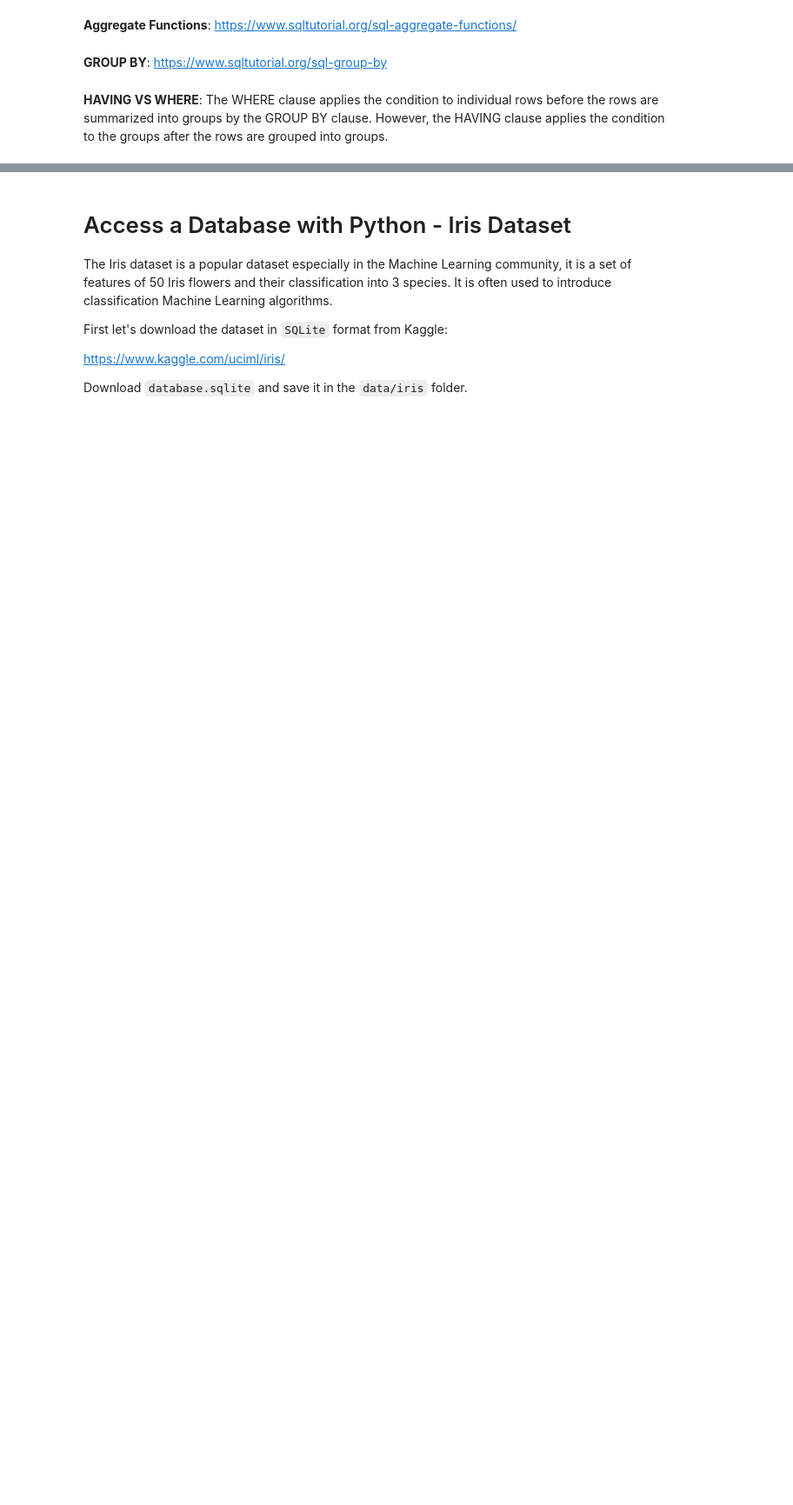
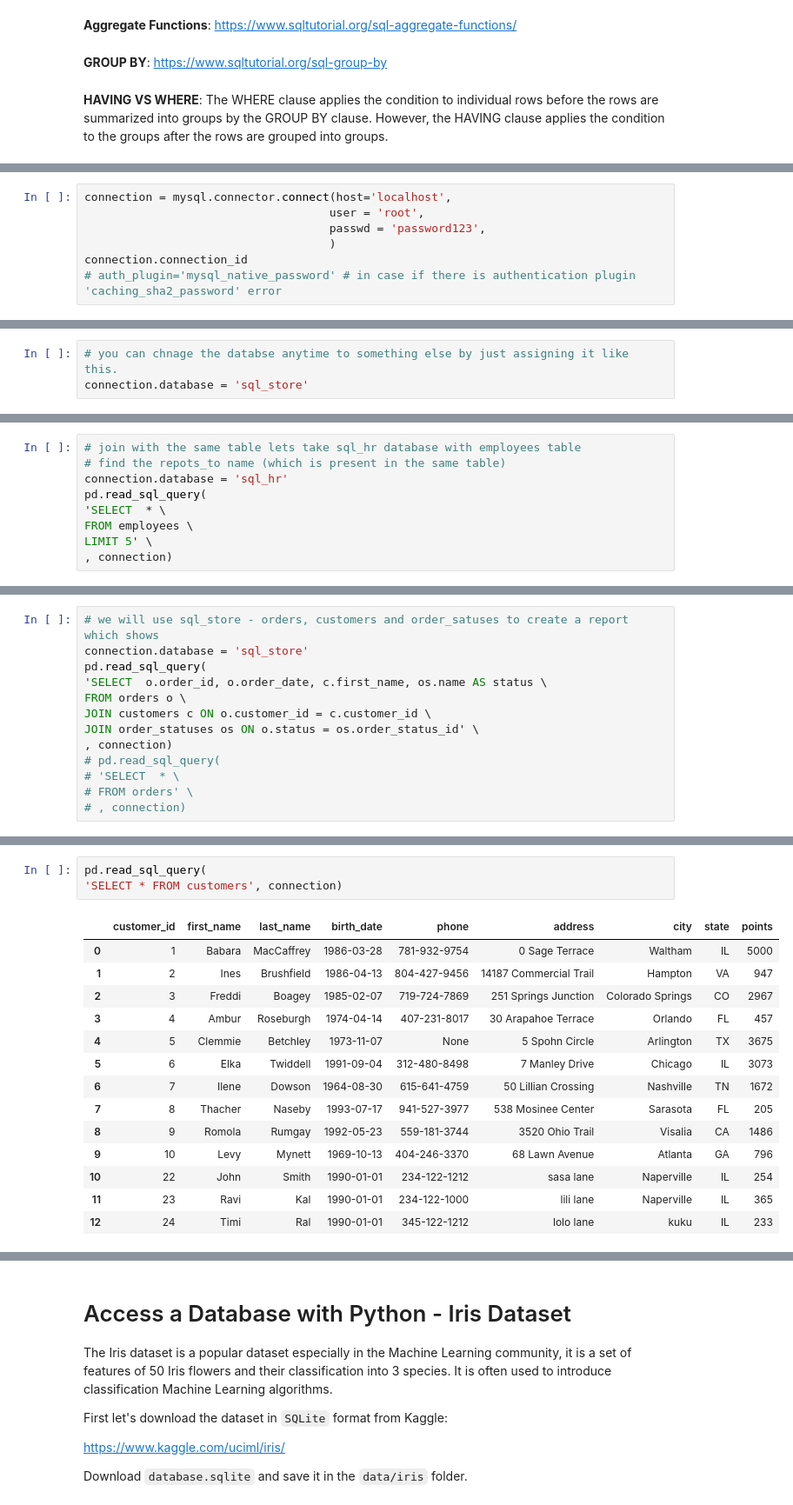
Before and after one commit to VeenaKGit/Knowledge, a Jupyter notebook: Working with Databases.ipynb, the cells around one changed output, grey strips where cells are left out. Shown at 87% size. Saved outputs shown, nothing was run; the diff lists cells and outputs as text; blank space fills up the shorter version.

Commit message:
added SQL notes, related databases and updated requirements.txt file

```diff
--- a/Working with Databases.ipynb
+++ b/Working with Databases.ipynb
@@ -88,0 +103,7 @@ Common commands and tips and tricks for MySql:
+# %%
+connection = mysql.connector.connect(host='localhost',
+                                    user = 'root',
+                                    passwd = 'password123',
+                                    )
+connection.connection_id
+# auth_plugin='mysql_native_password' # in case if there is authentication plugin 'caching_sha2_password' error
@@ -88,0 +112,3 @@ Common commands and tips and tricks for MySql:
+# %%
+# you can chnage the databse anytime to something else by just assigning it like this.
+connection.database = 'sql_store'
@@ -88,0 +447,9 @@ Common commands and tips and tricks for MySql:
+# %%
+# join with the same table lets take sql_hr database with employees table
+# find the repots_to name (which is present in the same table)
+connection.database = 'sql_hr'
+pd.read_sql_query(
+'SELECT  * \
+FROM employees \
+LIMIT 5' \
+, connection)
@@ -88,0 +489,13 @@ Common commands and tips and tricks for MySql:
+# %%
+# we will use sql_store - orders, customers and order_satuses to create a report which shows
+connection.database = 'sql_store'
+pd.read_sql_query(
+'SELECT  o.order_id, o.order_date, c.first_name, os.name AS status \
+FROM orders o \
+JOIN customers c ON o.customer_id = c.customer_id \
+JOIN order_statuses os ON o.status = os.order_status_id' \
+, connection)
+# pd.read_sql_query(
+# 'SELECT  * \
+# FROM orders' \
+# , connection)
@@ -88,0 +1053,18 @@ Common commands and tips and tricks for MySql:
+# %%
+pd.read_sql_query(
+'SELECT * FROM customers', connection)
+# %% [output]
+|  | customer_id | first_name | last_name | birth_date | phone | address | city | state | points |
+| 0 | 1 | Babara | MacCaffrey | 1986-03-28 | 781-932-9754 | 0 Sage Terrace | Waltham | IL | 5000 |
+| 1 | 2 | Ines | Brushfield | 1986-04-13 | 804-427-9456 | 14187 Commercial Trail | Hampton | VA | 947 |
+| 2 | 3 | Freddi | Boagey | 1985-02-07 | 719-724-7869 | 251 Springs Junction | Colorado Springs | CO | 2967 |
+| 3 | 4 | Ambur | Roseburgh | 1974-04-14 | 407-231-8017 | 30 Arapahoe Terrace | Orlando | FL | 457 |
+| 4 | 5 | Clemmie | Betchley | 1973-11-07 | None | 5 Spohn Circle | Arlington | TX | 3675 |
+| 5 | 6 | Elka | Twiddell | 1991-09-04 | 312-480-8498 | 7 Manley Drive | Chicago | IL | 3073 |
+| 6 | 7 | Ilene | Dowson | 1964-08-30 | 615-641-4759 | 50 Lillian Crossing | Nashville | TN | 1672 |
+| 7 | 8 | Thacher | Naseby | 1993-07-17 | 941-527-3977 | 538 Mosinee Center | Sarasota | FL | 205 |
+| 8 | 9 | Romola | Rumgay | 1992-05-23 | 559-181-3744 | 3520 Ohio Trail | Visalia | CA | 1486 |
+| 9 | 10 | Levy | Mynett | 1969-10-13 | 404-246-3370 | 68 Lawn Avenue | Atlanta | GA | 796 |
+| 10 | 22 | John | Smith | 1990-01-01 | 234-122-1212 | sasa lane | Naperville | IL | 254 |
+| 11 | 23 | Ravi | Kal | 1990-01-01 | 234-122-1000 | lili lane | Naperville | IL | 365 |
+| 12 | 24 | Timi | Ral | 1990-01-01 | 345-122-1212 | lolo lane | kuku | IL | 233 |
```
Also changed, not shown: parts of 90 cells of this notebook, 6 other files.
